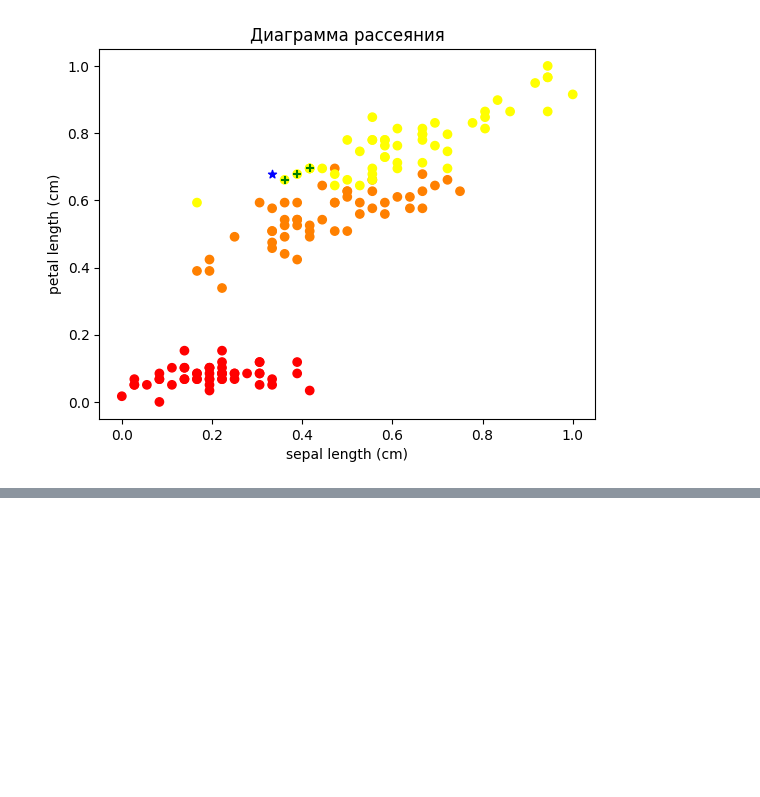
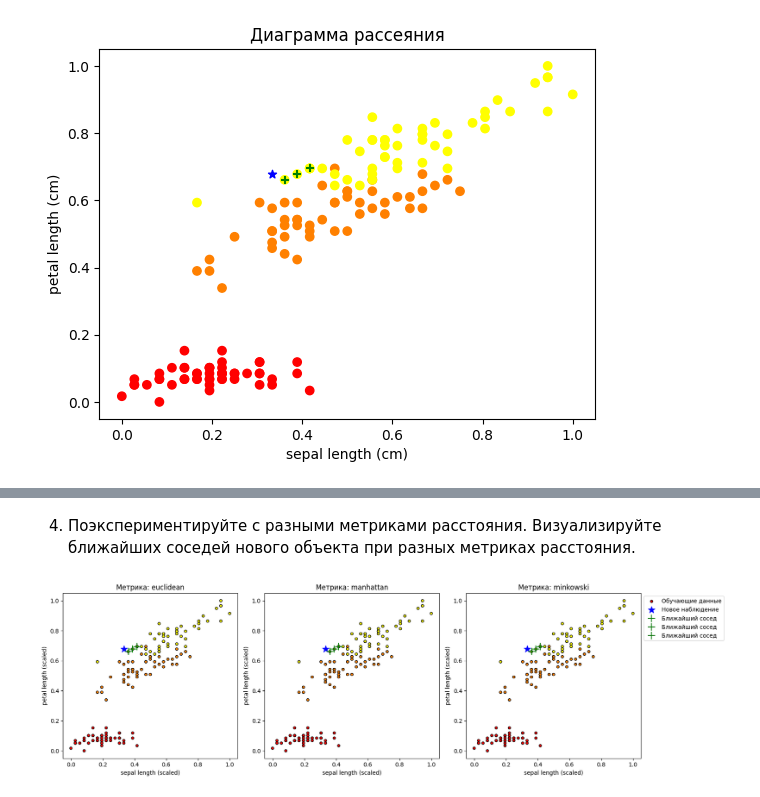
Before and after one commit to AlinaSabitova/Machine_learning, a Jupyter notebook: ML_3_5.ipynb, the cells around one changed output, grey strips where cells are left out. Drawn from its saved outputs; the diff is of its cells as text; code cells hidden in the pictures; blank space fills up the shorter version.

```diff
--- a/ML_3_5.ipynb
+++ b/ML_3_5.ipynb
@@ -147,0 +246,30 @@ plt.show()
+# %% [markdown]
+4. Поэкспериментируйте с разными метриками расстояния. Визуализируйте ближайших соседей нового объекта при разных метриках расстояния.
+# %%
+observation_new = [[5.5, 5]]
+observation_new_scaled = scaler.transform(observation_new)
+
+metrics = ['euclidean', 'manhattan', 'minkowski']
+
+fig, axes = plt.subplots(1, len(metrics), figsize=(15, 5))
+for ax, metric in zip(axes, metrics):
+    knn = KNeighborsClassifier(n_neighbors=3, metric=metric)
+    knn.fit(X_scaled, y)
+
+    distances, indices = knn.kneighbors(observation_new_scaled)
+
+    ax.scatter(X_scaled[:, 0], X_scaled[:, 1], c=y, cmap='autumn', edgecolor='k', s=20, label="Обучающие данные")
+    ax.scatter(observation_new_scaled[0, 0], observation_new_scaled[0, 1], color='blue', marker='*', s=150, label="Новое наблюдение")
+
+    for index in indices[0]:
+        ax.scatter(X_scaled[index, 0], X_scaled[index, 1], color='green', marker='+', s=150, label="Ближайший сосед")
+
+    ax.set_title(f"Метрика: {metric}")
+    ax.set_xlabel("sepal length (scaled)")
+    ax.set_ylabel("petal length (scaled)")
+
+plt.tight_layout()
+plt.legend(loc='upper left', bbox_to_anchor=(1, 1))
+plt.show()
+# %% [output]
+[figure, added]
```
Also changed, not shown: parts of 17 cells of this notebook.
